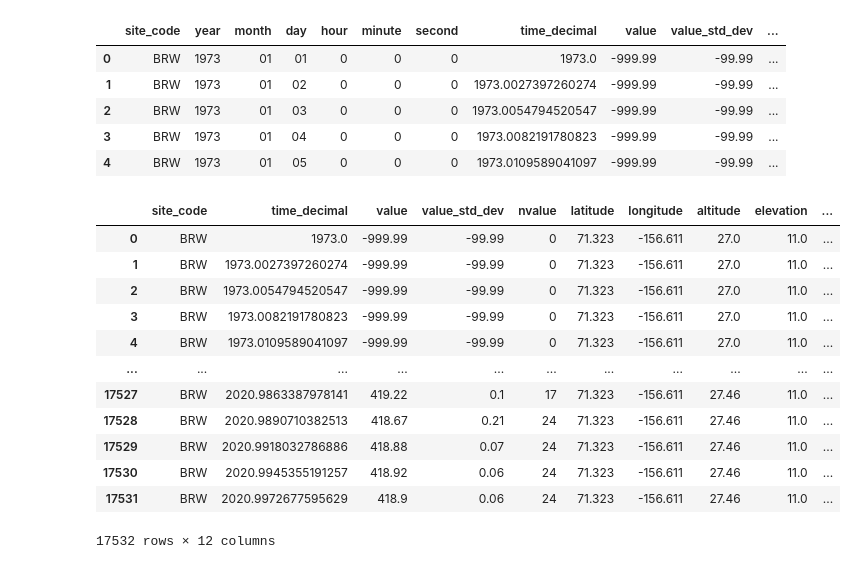
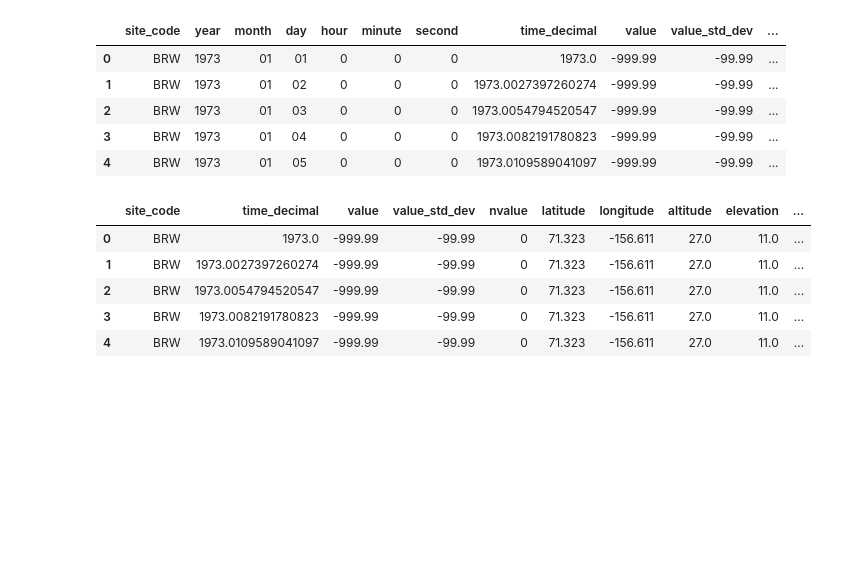
Before and after one commit to akitak/SeawaterRise, a Jupyter notebook: EDA scratch (AT).ipynb, the cells around one changed output. Saved outputs shown, nothing was run; the diff lists cells and outputs as text; code cells hidden in the pictures; blank space fills up the shorter version.

```diff
--- a/EDA scratch (AT).ipynb
+++ b/EDA scratch (AT).ipynb
@@ -115,21 +115,14 @@ edit.head()
 # %%
 edit.drop(columns=['year', 'month', 'day', 'hour', 'minute', 'second'], inplace=True)
 # %%
-edit
+edit.head()
 # %% [output]
 |  | site_code | time_decimal | value | value_std_dev | nvalue | latitude | longitude | altitude | elevation | ... |
 | 0 | BRW | 1973.0 | -999.99 | -99.99 | 0 | 71.323 | -156.611 | 27.0 | 11.0 | ... |
 | 1 | BRW | 1973.0027397260274 | -999.99 | -99.99 | 0 | 71.323 | -156.611 | 27.0 | 11.0 | ... |
 | 2 | BRW | 1973.0054794520547 | -999.99 | -99.99 | 0 | 71.323 | -156.611 | 27.0 | 11.0 | ... |
 | 3 | BRW | 1973.0082191780823 | -999.99 | -99.99 | 0 | 71.323 | -156.611 | 27.0 | 11.0 | ... |
 | 4 | BRW | 1973.0109589041097 | -999.99 | -99.99 | 0 | 71.323 | -156.611 | 27.0 | 11.0 | ... |
-| ... | ... | ... | ... | ... | ... | ... | ... | ... | ... | ... |
-| 17527 | BRW | 2020.9863387978141 | 419.22 | 0.1 | 17 | 71.323 | -156.611 | 27.46 | 11.0 | ... |
-| 17528 | BRW | 2020.9890710382513 | 418.67 | 0.21 | 24 | 71.323 | -156.611 | 27.46 | 11.0 | ... |
-| 17529 | BRW | 2020.9918032786886 | 418.88 | 0.07 | 24 | 71.323 | -156.611 | 27.46 | 11.0 | ... |
-| 17530 | BRW | 2020.9945355191257 | 418.92 | 0.06 | 24 | 71.323 | -156.611 | 27.46 | 11.0 | ... |
-| 17531 | BRW | 2020.9972677595629 | 418.9 | 0.06 | 24 | 71.323 | -156.611 | 27.46 | 11.0 | ... |
-17532 rows × 12 columns
 # %%
 data.head()
 # %% [output]
```
Also changed, not shown: parts of 8 cells of this notebook.
